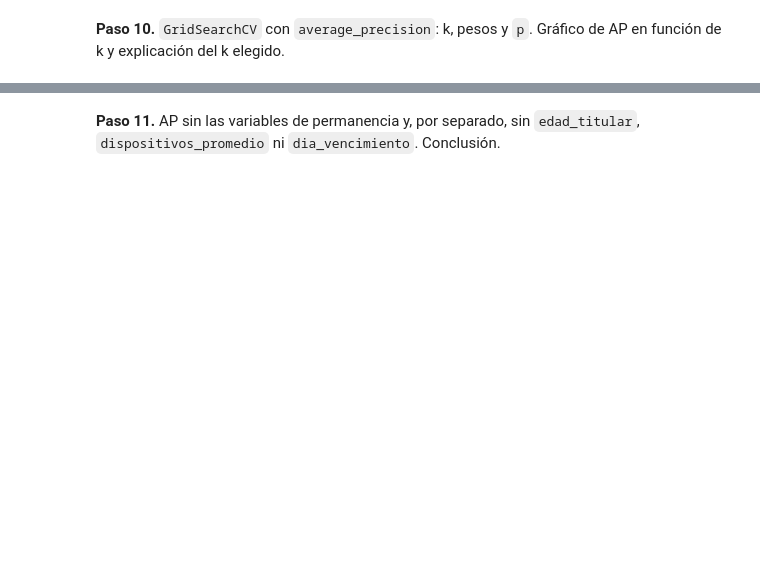
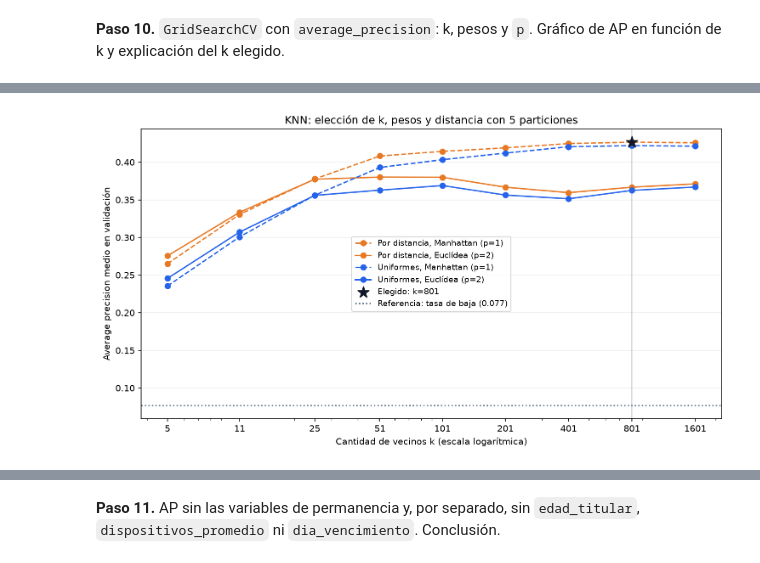
Before and after one commit to fedemaximovicz/actividad-datamining-supervisedlearning, a Jupyter notebook: caso2_nodo/caso2_nodo.ipynb, the cells around one changed output, grey strips where cells are left out. Drawn from its saved outputs; the diff is of its cells as text; code cells hidden in the pictures; blank space fills up the shorter version.

```diff
--- a/caso2_nodo/caso2_nodo.ipynb
+++ b/caso2_nodo/caso2_nodo.ipynb
@@ -542,4 +607,82 @@ Factor tiempo            : 13.82x
 # %% [markdown]
 **Paso 10.** `GridSearchCV` con `average_precision`: k, pesos y `p`. Gráfico de AP en función de k y explicación del k elegido.
 # %%
-# Tu código aquí
+from sklearn.base import clone
+from sklearn.model_selection import GridSearchCV, StratifiedKFold
+from sklearn.neighbors import KNeighborsClassifier
+
+# Minkowski: p=1 es Manhattan y p=2 es euclídea.
+valores_k = [5, 11, 25, 51, 101, 201, 401, 801, 1601]
+grilla_knn = {
+    'knn__n_neighbors': valores_k,
+    'knn__weights': ['uniform', 'distance'],
+    'knn__p': [1, 2],
+}
+pipeline_knn = Pipeline([
+    ('preprocessor', clone(preprocessor)),
+    ('knn', KNeighborsClassifier(metric='minkowski')),
+])
+cv_paso10 = StratifiedKFold(
+    n_splits=5, shuffle=True, random_state=SEMILLA
+)
+
+# Cada fold aprende su preprocesamiento. X_test no interviene.
+busqueda_knn = GridSearchCV(
+    pipeline_knn, grilla_knn, scoring='average_precision',
+    cv=cv_paso10, refit=True, n_jobs=1, error_score='raise',
+)
+busqueda_knn.fit(X_train, y_train)
+mejor_knn = busqueda_knn.best_estimator_
+
+resultados_grid_knn = pd.DataFrame(busqueda_knn.cv_results_)
+resultados_grid_knn['k'] = resultados_grid_knn[
+    'param_knn__n_neighbors'
+].astype(int)
+resultados_grid_knn['pesos'] = resultados_grid_knn[
+    'param_knn__weights'
+].map({'uniform': 'Uniformes', 'distance': 'Por distancia'})
+resultados_grid_knn['p'] = resultados_grid_knn['param_knn__p'].astype(int)
+
+tabla_grid_knn = resultados_grid_knn[[
+    'k', 'pesos', 'p', 'mean_test_score', 'std_test_score',
+]].rename(columns={
+    'mean_test_score': 'AP medio', 'std_test_score': 'Desvío CV',
+}).sort_values('AP medio', ascending=False)
+display(tabla_grid_knn.head(10).round(4).reset_index(drop=True))
+print('Mejores parámetros:', busqueda_knn.best_params_)
+print(f'Mejor AP medio en validación: {busqueda_knn.best_score_:.4f}')
+
+mejor_fila_knn = resultados_grid_knn.loc[busqueda_knn.best_index_]
+k_elegido = int(mejor_fila_knn['k'])
+p_elegido = int(mejor_fila_knn['p'])
+pesos_elegidos = mejor_fila_knn['pesos']
+
+fig_paso10, ax_paso10 = plt.subplots(figsize=(10, 5.5))
+colores_paso10 = {'Uniformes': '#2563eb', 'Por distancia': '#e87924'}
+for (pesos, p), grupo in resultados_grid_knn.groupby(['pesos', 'p']):
+    grupo = grupo.sort_values('k')
+    metrica = 'Manhattan' if p == 1 else 'Euclídea'
+    ax_paso10.plot(
+        grupo['k'], grupo['mean_test_score'], marker='o',
+        color=colores_paso10[pesos], linestyle='--' if p == 1 else '-',
+        label=f'{pesos}, {metrica} (p={p})',
+    )
+ax_paso10.scatter(
+    k_elegido, busqueda_knn.best_score_, s=180, marker='*',
+    color='#111827', zorder=5, label=f'Elegido: k={k_elegido}',
+)
+ax_paso10.axvline(k_elegido, color='#64748b', alpha=0.4, linewidth=1)
+ax_paso10.axhline(
+    y_train.mean(), color='#64748b', linestyle=':',
+    label=f'Referencia: tasa de baja ({y_train.mean():.3f})',
+)
+ax_paso10.set_xscale('log')
+ax_paso10.set_xticks(valores_k, labels=[str(k) for k in valores_k])
+ax_paso10.set_xlabel('Cantidad de vecinos k (escala logarítmica)')
+ax_paso10.set_ylabel('Average precision medio en validación')
+ax_paso10.set_title('KNN: elección de k, pesos y distancia con 5 particiones')
+ax_paso10.grid(axis='y', alpha=0.2)
+ax_paso10.legend(fontsize=9, loc='best')
+fig_paso10.tight_layout()
+plt.show()
+# %% [output]
@@ -545,0 +702 @@ Factor tiempo            : 13.82x
+[figure, added]
```
Also changed, not shown: parts of 21 cells of this notebook, 1 other file.
